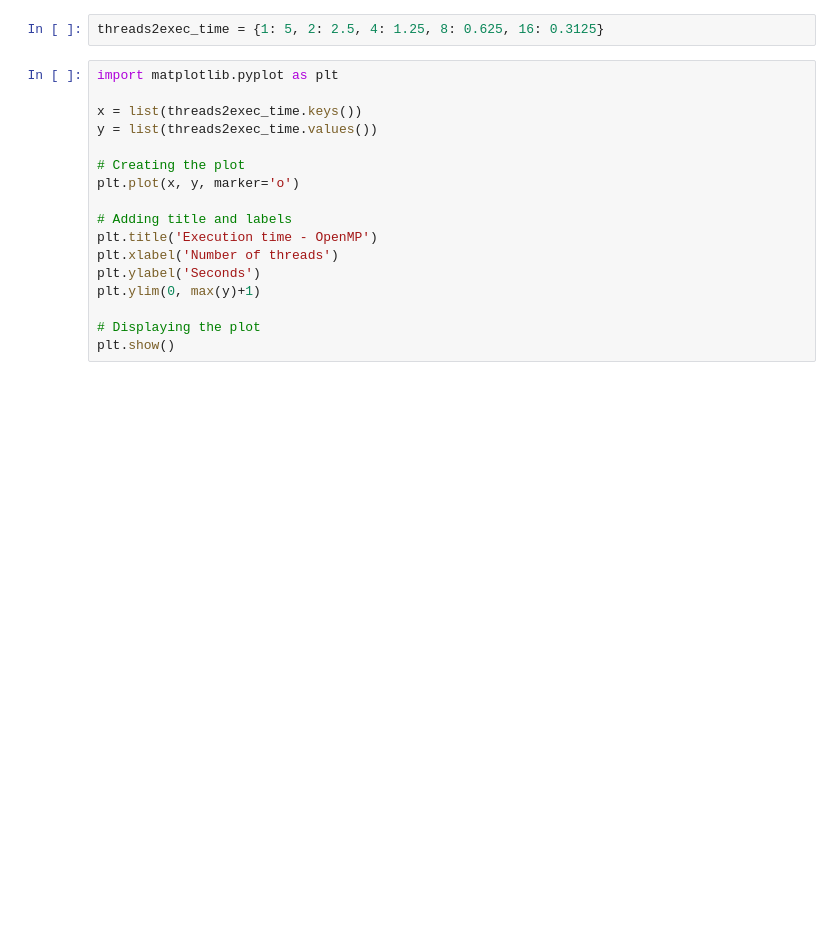
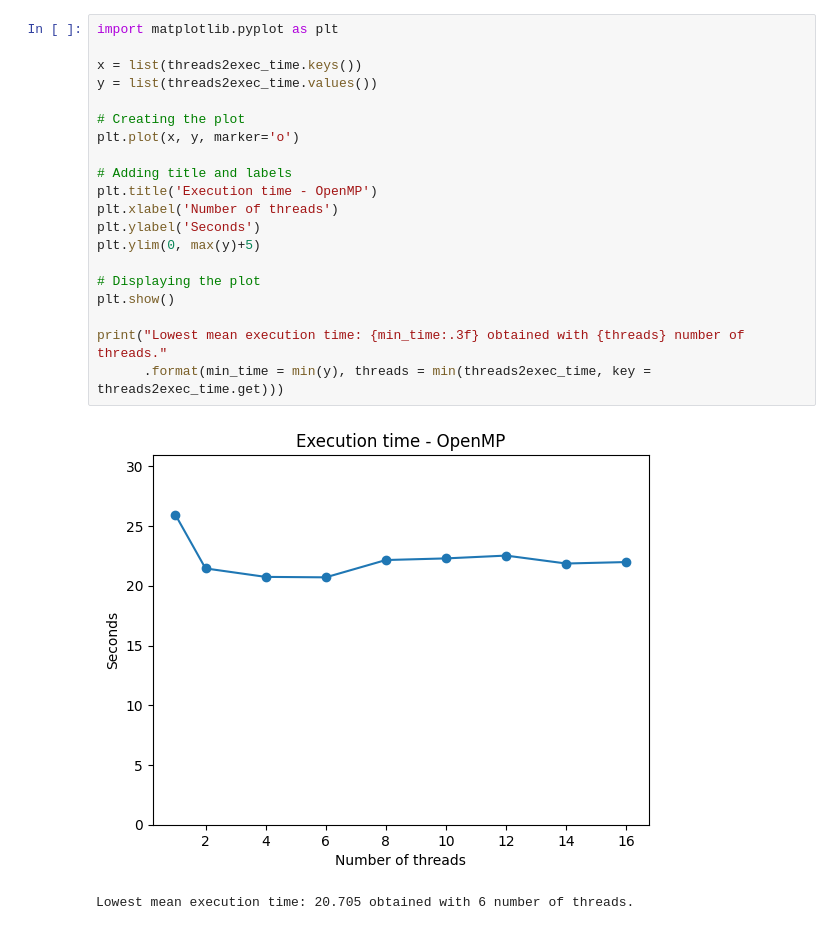
Before and after one commit to Xhst/pdc-multilayer-gol, a Jupyter notebook: evaluation/openmp_eval.ipynb, the cells around one changed output. Drawn from its saved outputs; the diff is of its cells as text; blank space fills up the shorter version.

Commit message:
chore(evaluation): result prints

```diff
--- a/evaluation/openmp_eval.ipynb
+++ b/evaluation/openmp_eval.ipynb
@@ -23,22 +42,26 @@ for num_threads in num_threads_list:
-# %%
-threads2exec_time = {1: 5, 2: 2.5, 4: 1.25, 8: 0.625, 16: 0.3125}
 # %%
 import matplotlib.pyplot as plt
 
 x = list(threads2exec_time.keys())
 y = list(threads2exec_time.values())
 
 # Creating the plot
 plt.plot(x, y, marker='o')
 
 # Adding title and labels
 plt.title('Execution time - OpenMP')
 plt.xlabel('Number of threads')
 plt.ylabel('Seconds')
-plt.ylim(0, max(y)+1)
+plt.ylim(0, max(y)+5)
 
 # Displaying the plot
 plt.show()
+
+print("Lowest mean execution time: {min_time:.3f} obtained with {threads} number of threads."
+      .format(min_time = min(y), threads = min(threads2exec_time, key = threads2exec_time.get)))
+# %% [output]
+[figure, added]
+Lowest mean execution time: 20.705 obtained with 6 number of threads.
 # %%
 x = list(threads2exec_time.keys())
 y = [threads2exec_time[1]/value for value in threads2exec_time.values()]
```
Also changed, not shown: parts of 3 cells of this notebook.
